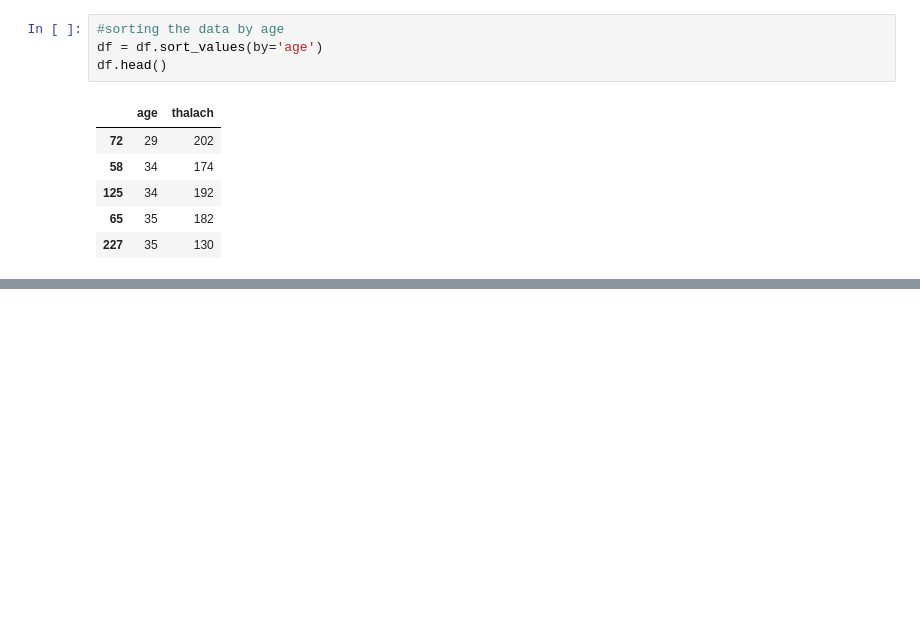
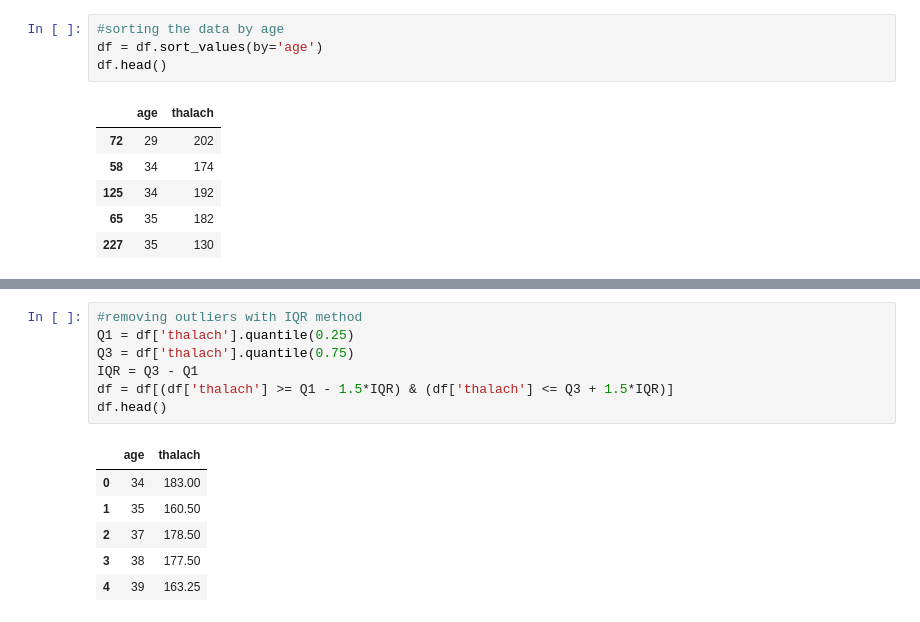
Before and after one commit to Alvi399/Optimization-Single-Variabel, a Jupyter notebook: slicing_and_intepretation.ipynb, the cells around one changed output, grey strips where cells are left out. Drawn from its saved outputs; the diff is of its cells as text; blank space fills up the shorter version.

```diff
--- a/slicing_and_intepretation.ipynb
+++ b/slicing_and_intepretation.ipynb
@@ -76,0 +81,14 @@ plt.show()
+# %%
+#removing outliers with IQR method
+Q1 = df['thalach'].quantile(0.25)
+Q3 = df['thalach'].quantile(0.75)
+IQR = Q3 - Q1
+df = df[(df['thalach'] >= Q1 - 1.5*IQR) & (df['thalach'] <= Q3 + 1.5*IQR)]
+df.head()
+# %% [output]
+|  | age | thalach |
+| 0 | 34 | 183.00 |
+| 1 | 35 | 160.50 |
+| 2 | 37 | 178.50 |
+| 3 | 38 | 177.50 |
+| 4 | 39 | 163.25 |
```
Also changed, not shown: parts of 11 cells of this notebook, 3 other files.
